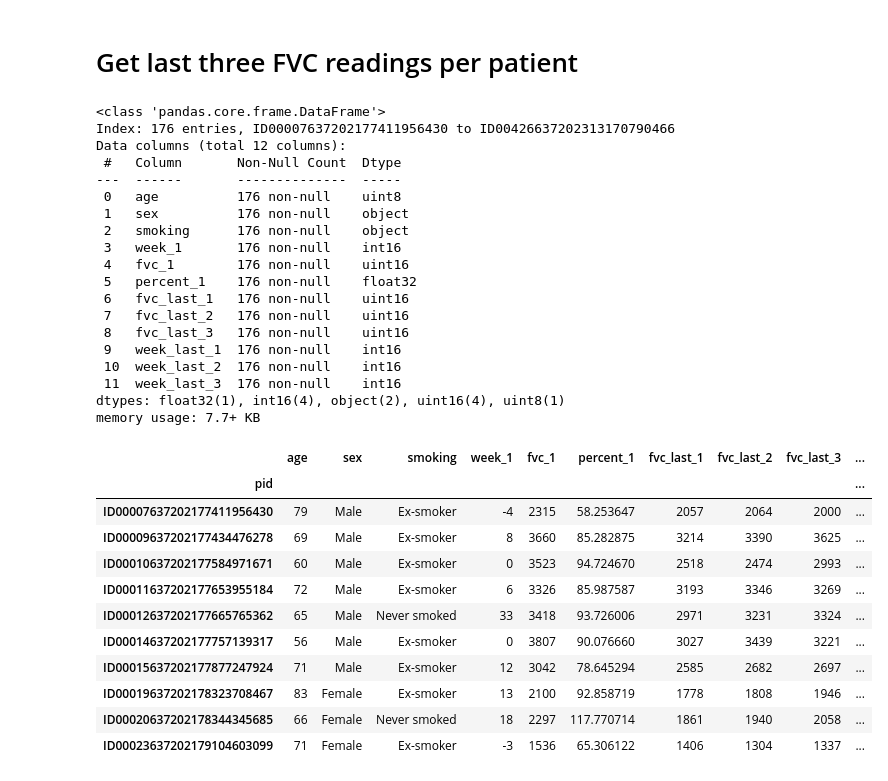
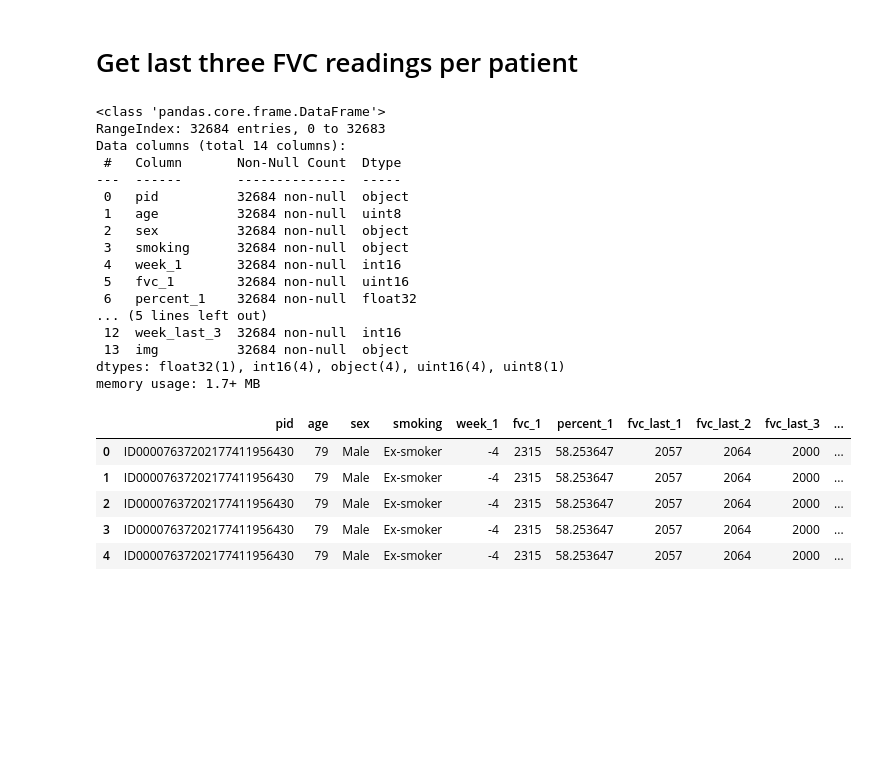
Before and after one commit to seahrh/kaggle-osic-pulmonary-fibrosis-progression, a Jupyter notebook: eda.ipynb, the cells around one changed output. Drawn from its saved outputs; the diff is of its cells as text; code cells hidden in the pictures; blank space fills up the shorter version.

Commit message:
prepare pandas df for processed images

```diff
--- a/eda.ipynb
+++ b/eda.ipynb
@@ -109,9 +110,24 @@ min       827.000000
 75%      3171.000000
 max      6399.000000
 Name: FVC, dtype: float64
+# %%
+blacklist = {'ID00011637202177653955184', 'ID00052637202186188008618'}
+train = train.query('Patient not in @blacklist')
+assert len(train.Patient.unique()) == 174
 # %% [markdown]
 # Get last three FVC readings per patient
 # %%
+def explode(row: Dict[str, Any]) -> List[Dict[str, Any]]:
+    res: List[Dict[str, Any]] = []
+    pid = row['pid']
+    path = f'input/processed/{pid}'
+    for filename in os.listdir(path):
+        r = dict(row)
+        r['img'] = f'{pid}/{filename}'
+        res.append(r)
+    return res
+
+
 def set_last_visits(
     row: Dict[str, Any],
     last_weeks: Deque[int],
@@ -144,6 +160,7 @@ def set_last_visits(
 
 
 
+
 rows = []
 row: Dict[str, Any] = {}
 prev = None
@@ -153,7 +170,7 @@ for t in train.itertuples():
     # new patient
     if prev is not None and prev != t.Patient:
         set_last_visits(row, last_weeks, last_fvc)
-        rows.append(row)
+        rows += explode(row)
     if prev is None or prev != t.Patient:
         row = {}
         last_weeks = deque()
@@ -177,11 +194,12 @@ for t in train.itertuples():
 # add the last patient!
 if len(row) != 0:
     set_last_visits(row, last_weeks, last_fvc)
-    rows.append(row)
+    rows += explode(row)
 
 
 schema = {
     'pid': str,
+    'img': str,
     'age': np.uint8,
     'sex': str,
     'smoking': str,
@@ -197,40 +215,31 @@ schema = {
 }
 train = pd.DataFrame.from_records(rows)
 train = train.astype(schema)
-train.set_index(['pid'], inplace=True, drop=True)
 train.info()
 # %% [output]
 <class 'pandas.core.frame.DataFrame'>
-Index: 176 entries, ID00007637202177411956430 to ID00426637202313170790466
-Data columns (total 12 columns):
+RangeIndex: 32684 entries, 0 to 32683
+Data columns (total 14 columns):
  #   Column       Non-Null Count  Dtype
 ---  ------       --------------  -----
- 0   age          176 non-null    uint8
- 1   sex          176 non-null    object
- 2   smoking      176 non-null    object
- 3   week_1       176 non-null    int16
- 4   fvc_1        176 non-null    uint16
- 5   percent_1    176 non-null    float32
- 6   fvc_last_1   176 non-null    uint16
- 7   fvc_last_2   176 non-null    uint16
- 8   fvc_last_3   176 non-null    uint16
- 9   week_last_1  176 non-null    int16
- 10  week_last_2  176 non-null    int16
- 11  week_last_3  176 non-null    int16
-dtypes: float32(1), int16(4), object(2), uint16(4), uint8(1)
-memory usage: 7.7+ KB
+ 0   pid          32684 non-null  object
+ 1   age          32684 non-null  uint8
+ 2   sex          32684 non-null  object
+ 3   smoking      32684 non-null  object
+ 4   week_1       32684 non-null  int16
+ 5   fvc_1        32684 non-null  uint16
+ 6   percent_1    32684 non-null  float32
+... (5 lines left out)
+ 12  week_last_3  32684 non-null  int16
+ 13  img          32684 non-null  object
+dtypes: float32(1), int16(4), object(4), uint16(4), uint8(1)
+memory usage: 1.7+ MB
 # %%
-train.head(10)
+train.head()
 # %% [output]
-|  | age | sex | smoking | week_1 | fvc_1 | percent_1 | fvc_last_1 | fvc_last_2 | fvc_last_3 | ... |
-| pid |  |  |  |  |  |  |  |  |  | ... |
-| ID00007637202177411956430 | 79 | Male | Ex-smoker | -4 | 2315 | 58.253647 | 2057 | 2064 | 2000 | ... |
-| ID00009637202177434476278 | 69 | Male | Ex-smoker | 8 | 3660 | 85.282875 | 3214 | 3390 | 3625 | ... |
-| ID00010637202177584971671 | 60 | Male | Ex-smoker | 0 | 3523 | 94.724670 | 2518 | 2474 | 2993 | ... |
-| ID00011637202177653955184 | 72 | Male | Ex-smoker | 6 | 3326 | 85.987587 | 3193 | 3346 | 3269 | ... |
-| ID00012637202177665765362 | 65 | Male | Never smoked | 33 | 3418 | 93.726006 | 2971 | 3231 | 3324 | ... |
-| ID00014637202177757139317 | 56 | Male | Ex-smoker | 0 | 3807 | 90.076660 | 3027 | 3439 | 3221 | ... |
-| ID00015637202177877247924 | 71 | Male | Ex-smoker | 12 | 3042 | 78.645294 | 2585 | 2682 | 2697 | ... |
-| ID00019637202178323708467 | 83 | Female | Ex-smoker | 13 | 2100 | 92.858719 | 1778 | 1808 | 1946 | ... |
-| ID00020637202178344345685 | 66 | Female | Never smoked | 18 | 2297 | 117.770714 | 1861 | 1940 | 2058 | ... |
-| ID00023637202179104603099 | 71 | Female | Ex-smoker | -3 | 1536 | 65.306122 | 1406 | 1304 | 1337 | ... |
+|  | pid | age | sex | smoking | week_1 | fvc_1 | percent_1 | fvc_last_1 | fvc_last_2 | fvc_last_3 | ... |
+| 0 | ID00007637202177411956430 | 79 | Male | Ex-smoker | -4 | 2315 | 58.253647 | 2057 | 2064 | 2000 | ... |
+| 1 | ID00007637202177411956430 | 79 | Male | Ex-smoker | -4 | 2315 | 58.253647 | 2057 | 2064 | 2000 | ... |
+| 2 | ID00007637202177411956430 | 79 | Male | Ex-smoker | -4 | 2315 | 58.253647 | 2057 | 2064 | 2000 | ... |
+| 3 | ID00007637202177411956430 | 79 | Male | Ex-smoker | -4 | 2315 | 58.253647 | 2057 | 2064 | 2000 | ... |
+| 4 | ID00007637202177411956430 | 79 | Male | Ex-smoker | -4 | 2315 | 58.253647 | 2057 | 2064 | 2000 | ... |
```
Also changed, not shown: parts of 11 cells of this notebook, 1 other file.
